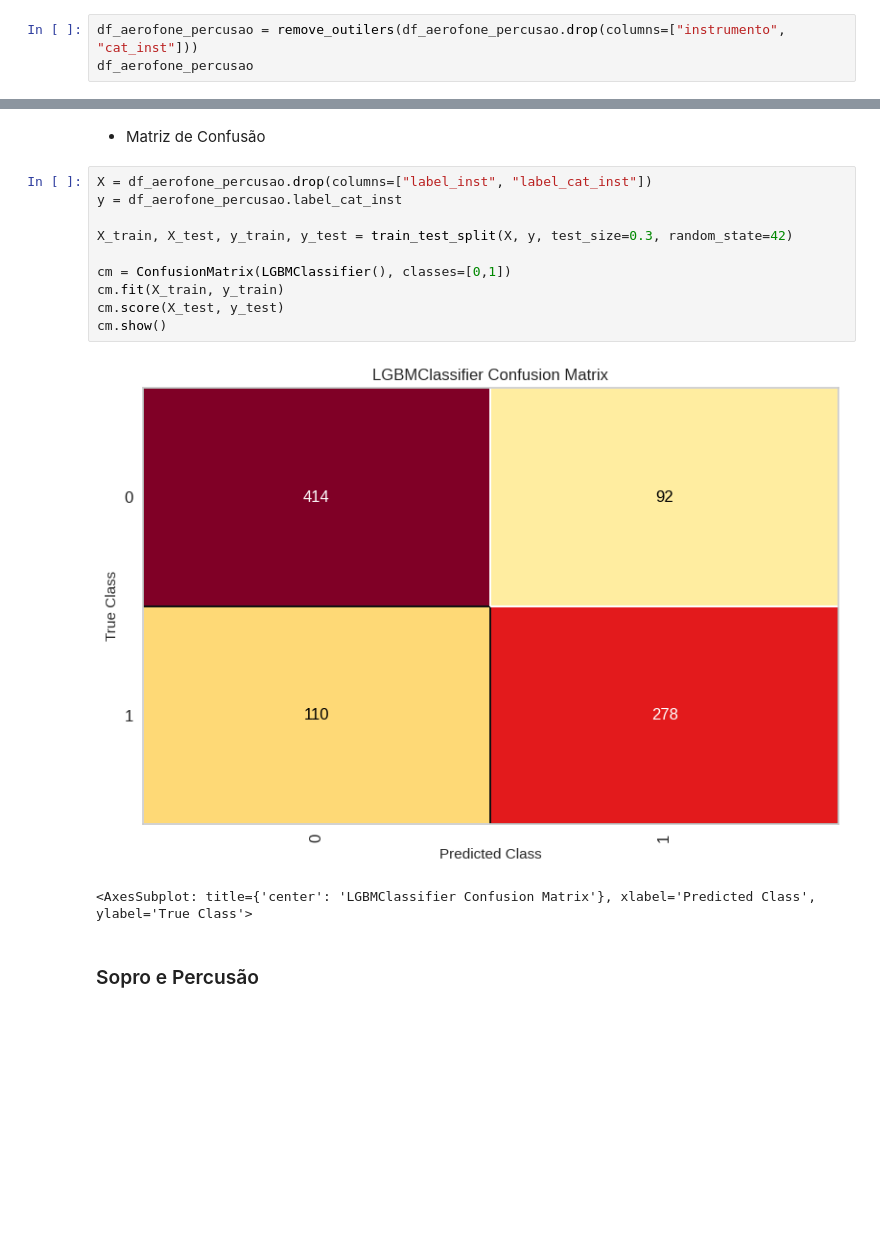
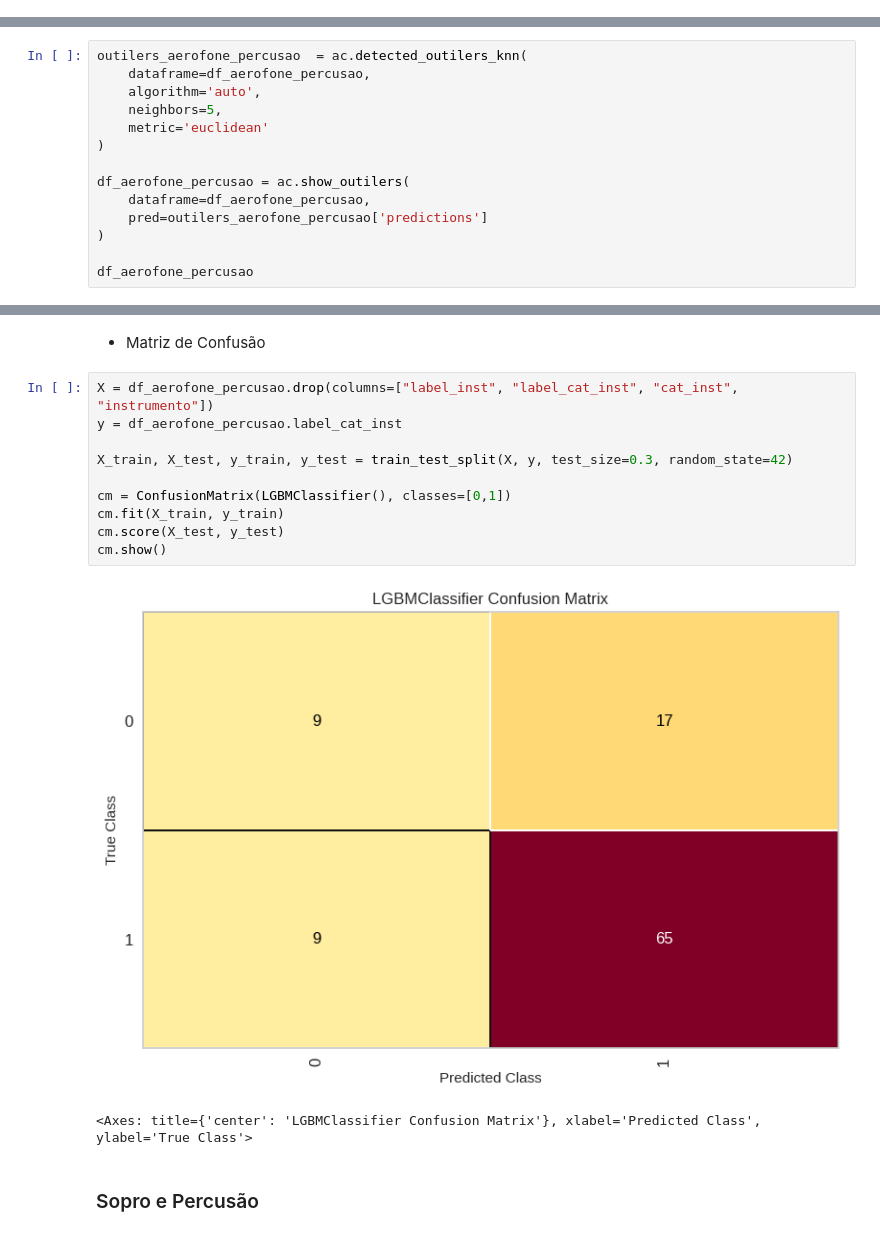
Before and after one commit to Douglas-cc/detected_instruments, a Jupyter notebook: notebooks/clf_genero_inst.ipynb, the cells around one changed output, grey strips where cells are left out. Saved outputs shown, nothing was run; the diff lists cells and outputs as text; blank space fills up the shorter version.

```diff
--- a/notebooks/clf_genero_inst.ipynb
+++ b/notebooks/clf_genero_inst.ipynb
@@ -473,3 +538,0 @@ graphic_anomalies(df_aerofone_percusao.drop(columns=["instrumento", "cat_inst"])
-# %%
-df_aerofone_percusao = remove_outilers(df_aerofone_percusao.drop(columns=["instrumento", "cat_inst"]))
-df_aerofone_percusao
@@ -489,0 +539,14 @@ df_aerofone_percusao
+# %%
+outilers_aerofone_percusao  = ac.detected_outilers_knn(
+    dataframe=df_aerofone_percusao,
+    algorithm='auto',
+    neighbors=5,
+    metric='euclidean'
+)
+
+df_aerofone_percusao = ac.show_outilers(
+    dataframe=df_aerofone_percusao,
+    pred=outilers_aerofone_percusao['predictions']
+)
+
+df_aerofone_percusao
@@ -531,18 +619,18 @@ print(dictionary)
 # %% [markdown]
 - Matriz de Confusão
 # %%
-X = df_aerofone_percusao.drop(columns=["label_inst", "label_cat_inst"])
+X = df_aerofone_percusao.drop(columns=["label_inst", "label_cat_inst", "cat_inst", "instrumento"])
 y = df_aerofone_percusao.label_cat_inst
 
 X_train, X_test, y_train, y_test = train_test_split(X, y, test_size=0.3, random_state=42)
 
 cm = ConfusionMatrix(LGBMClassifier(), classes=[0,1])
 cm.fit(X_train, y_train)
 cm.score(X_test, y_test)
 cm.show()
 # %% [output]
-[figure, old version]
+[figure, new version]
-<AxesSubplot: title={'center': 'LGBMClassifier Confusion Matrix'}, xlabel='Predicted Class', ylabel='True Class'>
+<Axes: title={'center': 'LGBMClassifier Confusion Matrix'}, xlabel='Predicted Class', ylabel='True Class'>
 # %% [markdown]
 ### Sopro e Percusão
 # %%
```
Also changed, not shown: parts of 40 cells of this notebook, 31 other files.
